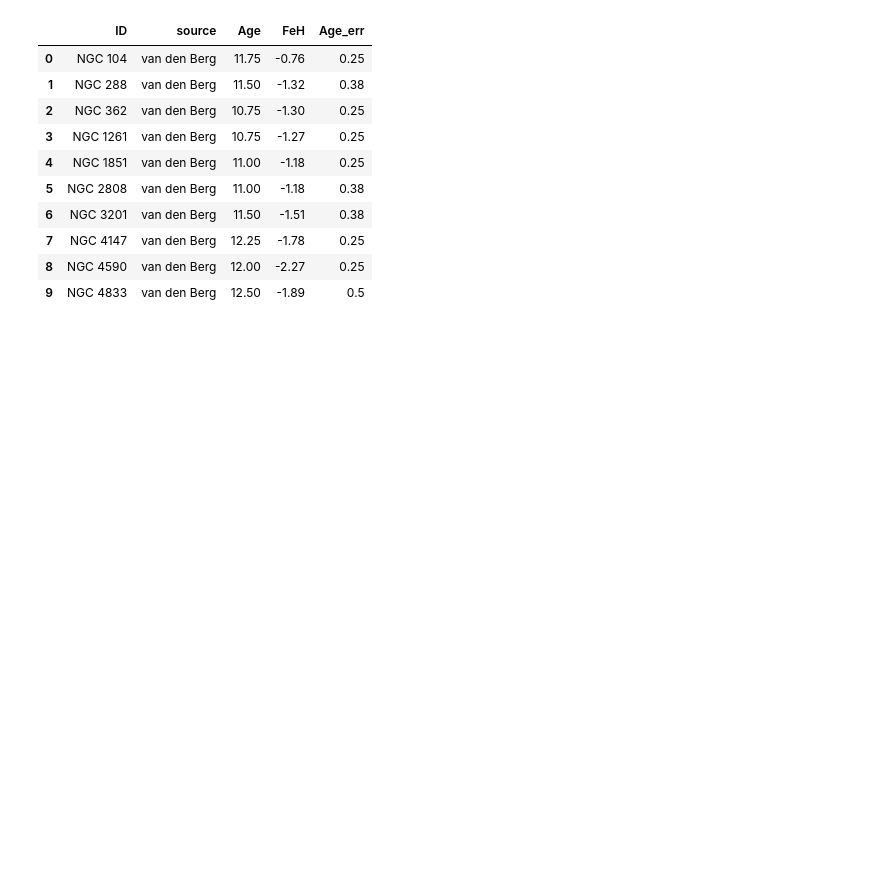
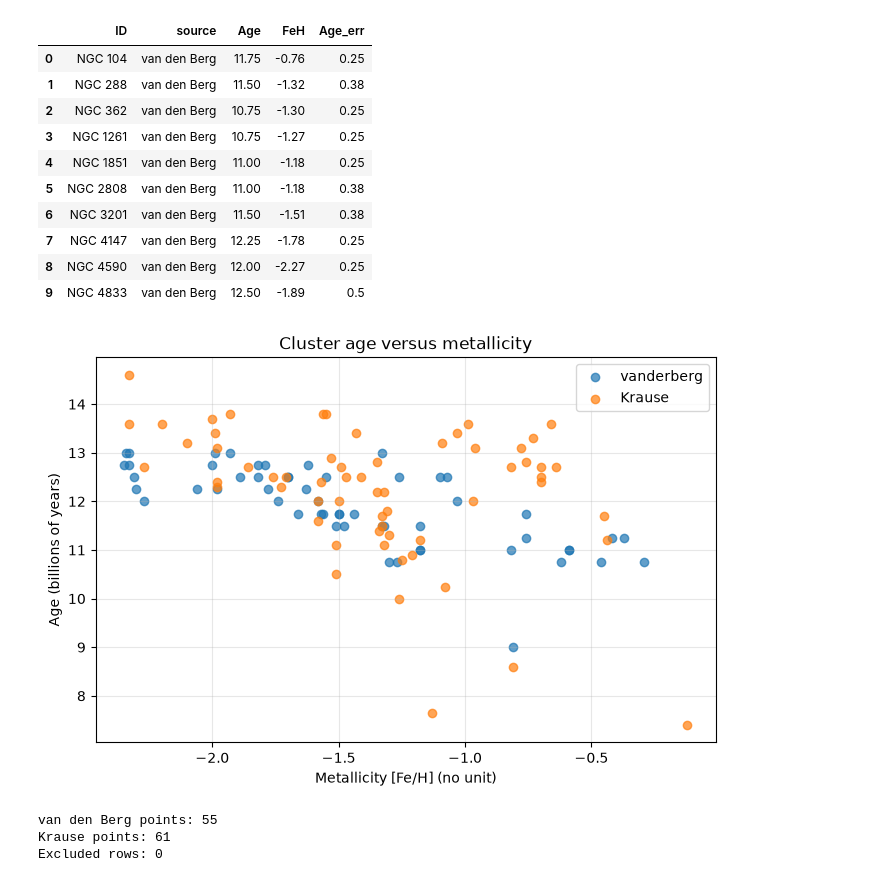
Before and after one commit to FeymanMCSQ/PHYS3116-Computational-Assignment, a Jupyter notebook: Safi's Folder/ageMetallicityBackup.ipynb, the cells around one changed output. Drawn from its saved outputs; the diff is of its cells as text; code cells hidden in the pictures; blank space fills up the shorter version.

Commit message:
added a simple graph

```diff
--- a/Safi's Folder/ageMetallicityBackup.ipynb
+++ b/Safi's Folder/ageMetallicityBackup.ipynb
@@ -146,3 +146,35 @@ TOtal rows:  116
 | 7 | NGC 4147 | van den Berg | 12.25 | -1.78 | 0.25 |
 | 8 | NGC 4590 | van den Berg | 12.00 | -2.27 | 0.25 |
 | 9 | NGC 4833 | van den Berg | 12.50 | -1.89 | 0.5 |
+# %%
+import matplotlib.pyplot as plt
+
+# simple plot, I dont think this needs an explanation
+
+plot_data = age_metal_table.dropna(subset=["FeH", "Age"])
+
+vanderberg_plot = plot_data[plot_data["source"] == "van den Berg"]
+krause_plot = plot_data[plot_data["source"] == "Krause"]
+
+plt.figure(figsize=(8,5))
+
+plt.scatter(vanderberg_plot["FeH"], vanderberg_plot["Age"], label="vandenberg", alpha=0.7)
+
+plt.scatter(krause_plot["FeH"], krause_plot["Age"],
+            label="Krause", alpha=0.7)
+
+plt.xlabel("Metallicity [Fe/H] (no unit)")
+plt.ylabel("Age (billions of years)")
+plt.title("Cluster age versus metallicity")
+plt.legend()
+plt.grid(alpha=0.3)
+plt.show()
+
+print("van den Berg points:", len(vanderberg_plot))
+print("Krause points:", len(krause_plot))
+print("Excluded rows:", len(age_metal_table) - len(plot_data))
+# %% [output]
+[figure, added]
+van den Berg points: 55
+Krause points: 61
+Excluded rows: 0
```
